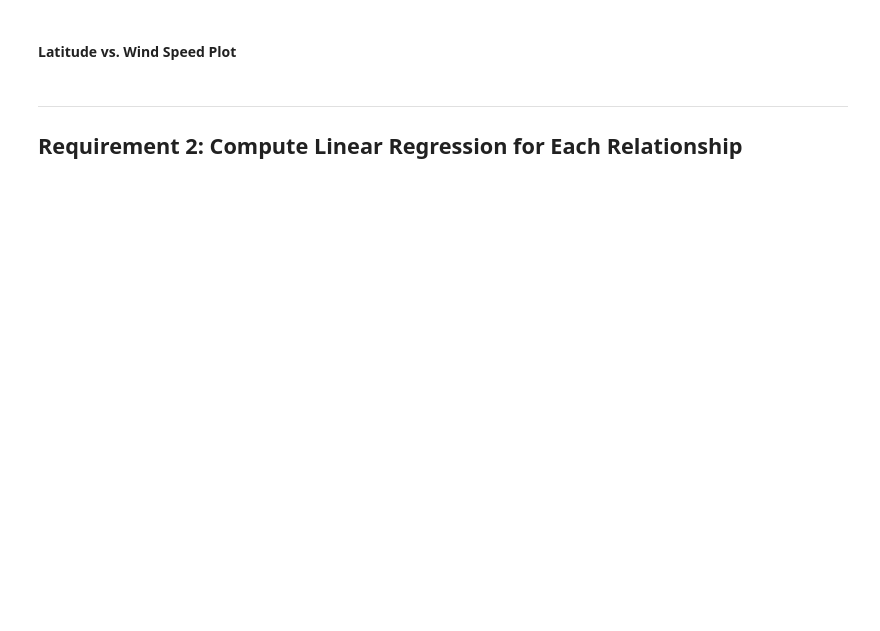
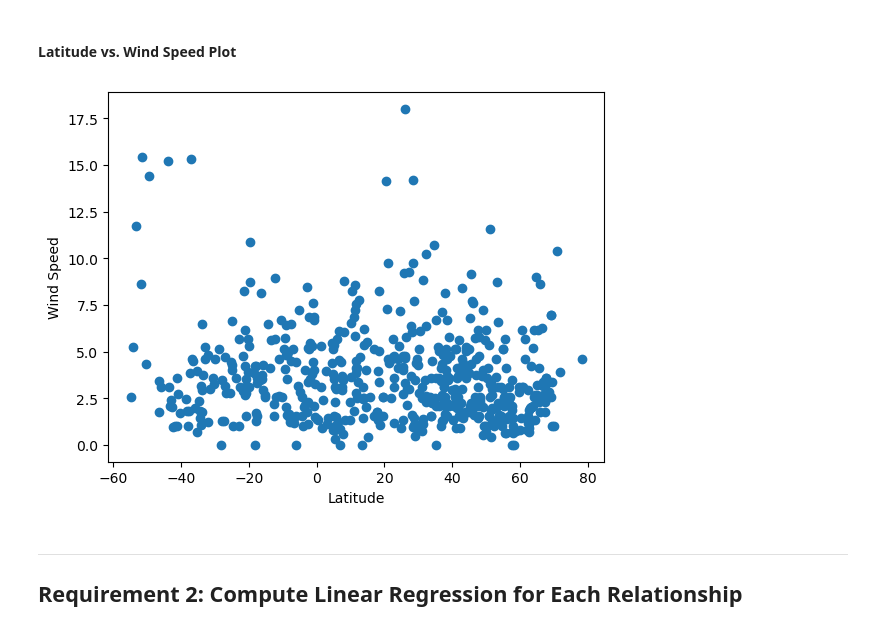
Before and after one commit to jackieoc/python-api-challenge, a Jupyter notebook: WeatherPy/WeatherPy.ipynb, the cells around one changed output. Cells and saved outputs as stored; diff of their text form; code cells hidden in the pictures; blank space fills up the shorter version.

```diff
--- a/WeatherPy/WeatherPy.ipynb
+++ b/WeatherPy/WeatherPy.ipynb
@@ -232,16 +247,21 @@ plt.show()
 #### Latitude vs. Wind Speed Plot
 # %%
 # Build the scatter plots for latitude vs. wind speed
-# YOUR CODE HERE
+x_values = city_data_df["Lat"]
+y_values = city_data_df["Wind Speed"]
+plt.scatter(x_values,y_values)
 
 # Incorporate the other graph properties
-# YOUR CODE HERE
+plt.xlabel('Latitude')
+plt.ylabel('Wind Speed')
 
 # Save the figure
 plt.savefig("output_data/Fig4.png")
 
 # Show plot
 plt.show()
+# %% [output]
+[figure, added]
 # %% [markdown]
 ---
 
```
Also changed, not shown: parts of 36 cells of this notebook, 5 other files.
